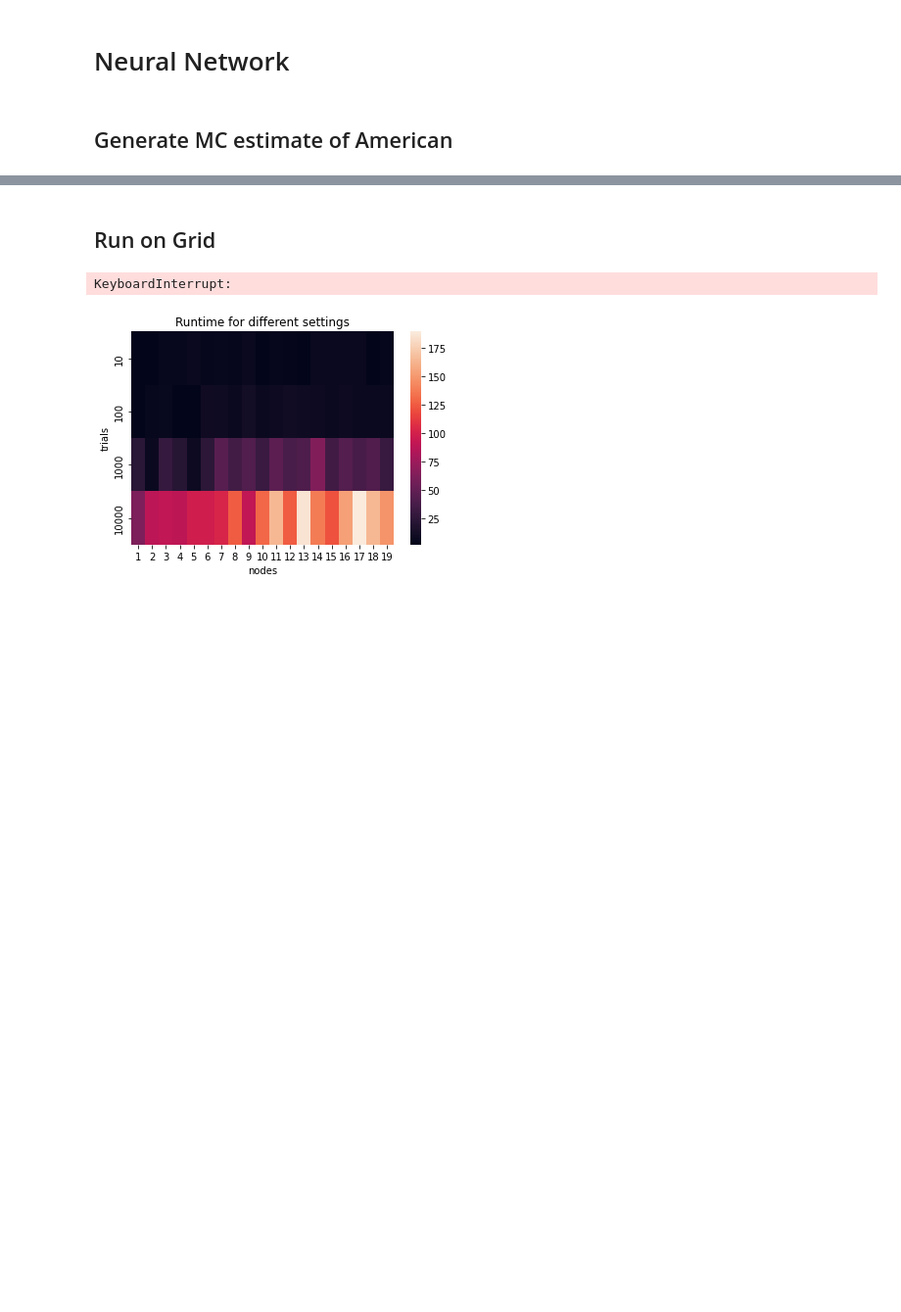
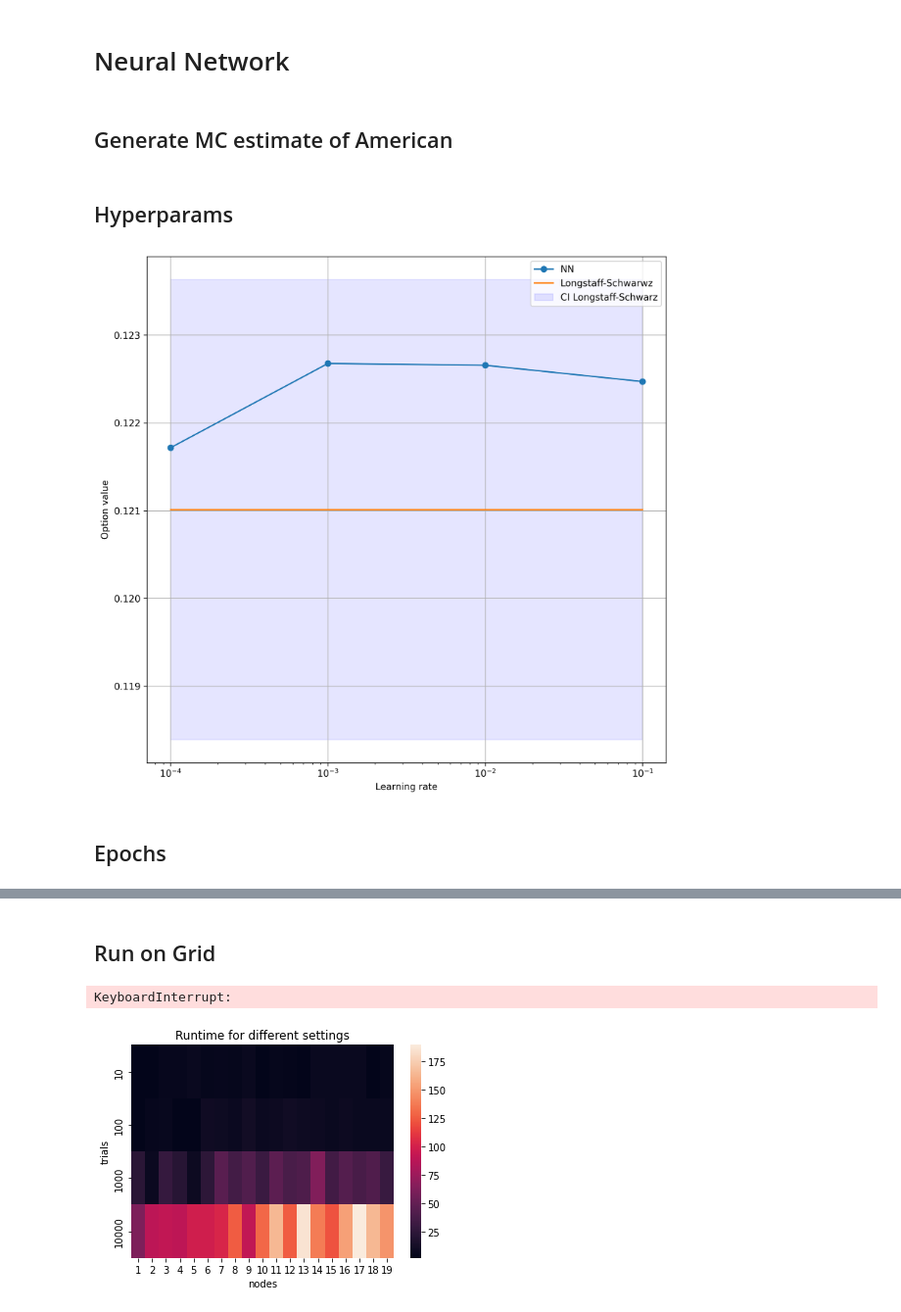
Before and after one commit to SByeUva/advance_computational_finance, a Jupyter notebook: NN-sensitivities.ipynb, the cells around one changed output, grey strips where cells are left out. Shown at 98% size. Drawn from its saved outputs; the diff is of its cells as text; code cells hidden in the pictures; blank space fills up the shorter version.

Commit message:
hyper params

```diff
--- a/NN-sensitivities.ipynb
+++ b/NN-sensitivities.ipynb
@@ -64,12 +64,12 @@ def find_instr_params(nn_strikes, inner_wts, outer_wts, outer_bias, positions, s
                             - s_init * np.divide(np.abs(nn_strikes), np.abs(inner_wts)),
                             s_init * np.divide(np.abs(nn_strikes), np.abs(inner_wts)))
     deposit = outer_bias * s_init
-    '''
-    strikes_array = np.where(positions == "F",
-                            np.divide(np.abs(nn_strikes), np.abs(inner_wts)),
-                            np.divide(np.abs(nn_strikes), np.abs(inner_wts)))
-    deposit = outer_bias
-    '''
+
+#     strikes_array = np.where(positions == "F",
+#                             np.divide(np.abs(nn_strikes), np.abs(inner_wts)),
+#                             np.divide(np.abs(nn_strikes), np.abs(inner_wts)))
+#     deposit = outer_bias
+
     pfl_weights = np.multiply(np.abs(inner_wts), outer_wts)
 
     return strikes_array, deposit, pfl_weights
@@ -261,7 +261,6 @@ T = M = N = 4
 dates = np.flip(np.arange(0,N))
 K = 1.1
 S = 1
-K = 0.9
 sigma = 0.2
 r = 0.06
 realizations = 2000
@@ -289,3 +288,5 @@ for jj in range(30):
 # %%
 american_mean = np.mean(trial_mean)
 american_se = np.mean(trial_se)
+# %% [markdown]
+## Hyperparams
@@ -291,0 +508,11 @@ american_se = np.mean(trial_se)
+# %%
+# Variables used
+T = M = N = 4
+K = 1.1
+S = 1
+sigma = 0.2
+r = 0.06
+realizations = 5000
+delta = 0
+t = 1
+dt = T/M
@@ -291,0 +566,18 @@ american_se = np.mean(trial_se)
+# %%
+plt.figure(figsize = (10,10), dpi = 300)
+plt.plot(lr_rate, results_convergence, label = 'NN', marker = 'o')
+plt.plot(lr_rate, [american_mean] * len(lr_rate), label = 'Longstaff-Schwarwz')
+plt.fill_between(lr_rate, (american_mean - american_se), (american_mean + american_se), color = 'b', alpha = .1,
+                label = 'CI Longstaff-Schwarz')
+
+plt.legend()
+plt.xlabel('Learning rate')
+plt.ylabel('Option value')
+plt.xscale('log')
+plt.grid()
+plt.savefig('figures/nn_learningrate.jpeg')
+plt.show()
+# %% [output]
+[figure, added]
+# %% [markdown]
+## Epochs
```
Also changed, not shown: parts of 14 cells of this notebook, 2 other files.
